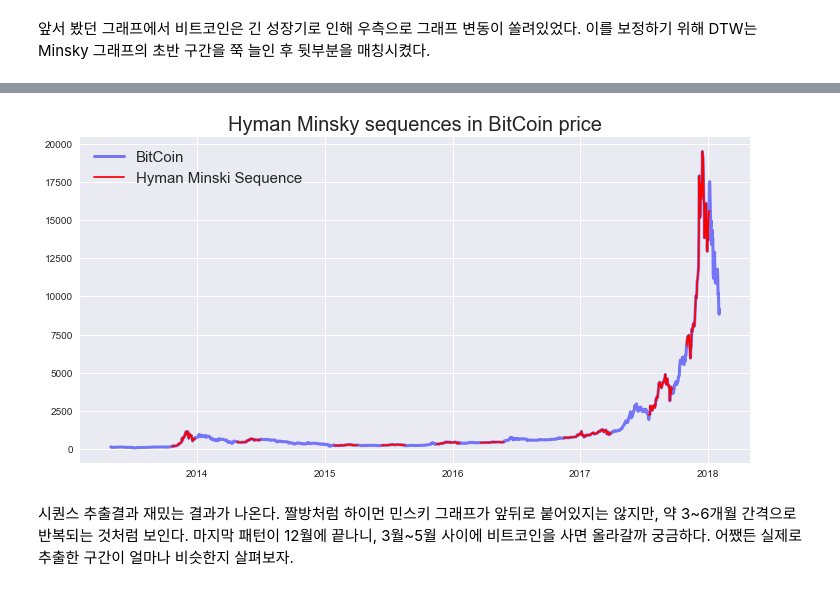
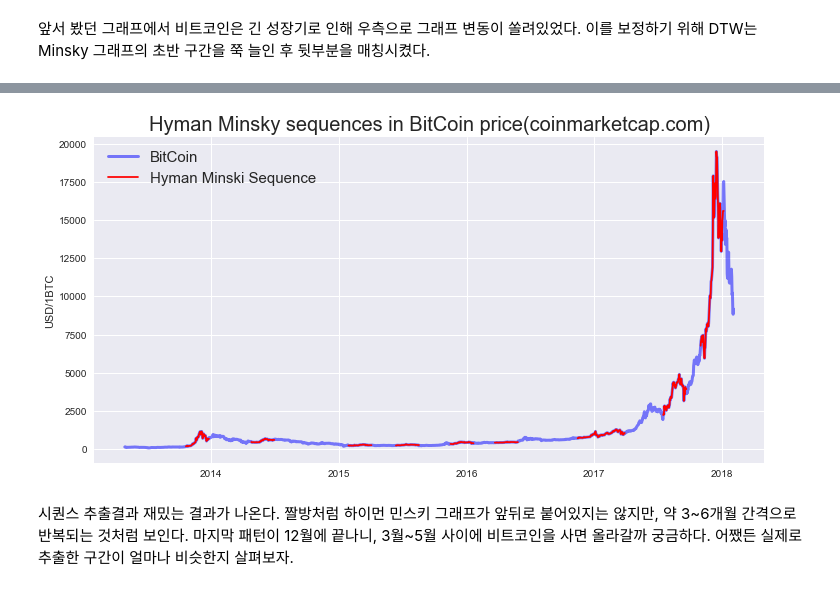
Before and after one commit to junkwhinger/bitcoin, a Jupyter notebook: Coin Analysis.ipynb, the cells around one changed output, grey strips where cells are left out. Cells and saved outputs as stored; diff of their text form; code cells hidden in the pictures.

```diff
--- a/Coin Analysis.ipynb
+++ b/Coin Analysis.ipynb
@@ -274,16 +274,17 @@ bitcoinSub = find_subsequences(bitcoin_df, minsky_df)
 # %%
 idx = pd.date_range(bitcoin_df.Date.iloc[0], bitcoin_df.Date.iloc[-1])
 bitcoinSub2 = bitcoinSub.reindex(idx, fill_value=None)
 
 fig, ax = plt.subplots(figsize=(12, 6))
 ax.plot(bitcoin_df['Date'], bitcoin_df.Close, 'b', alpha=0.5, linewidth=3, label='BitCoin')
 ax.plot(bitcoinSub2.Close.fillna(limit=2, method='ffill'), 'r', label='Hyman Minski Sequence')
 
 ax.legend(fontsize=15)
-plt.title("Hyman Minsky sequences in BitCoin price", fontsize=20)
+plt.title("Hyman Minsky sequences in BitCoin price(coinmarketcap.com)", fontsize=20)
+plt.ylabel("USD/1BTC")
 plt.show()
 # %% [output]
-[figure, old version]
+[figure, new version]
 # %% [markdown]
 시퀀스 추출결과 재밌는 결과가 나온다. 짤방처럼 하이먼 민스키 그래프가 앞뒤로 붙어있지는 않지만, 약 3~6개월 간격으로 반복되는 것처럼 보인다. 마지막 패턴이 12월에 끝나니, 3월~5월 사이에 비트코인을 사면 올라갈까 궁금하다. 어쨌든 실제로 추출한 구간이 얼마나 비슷한지 살펴보자.
 # %%
```
Also changed, not shown: parts of 1 cell of this notebook, 1 other file.
